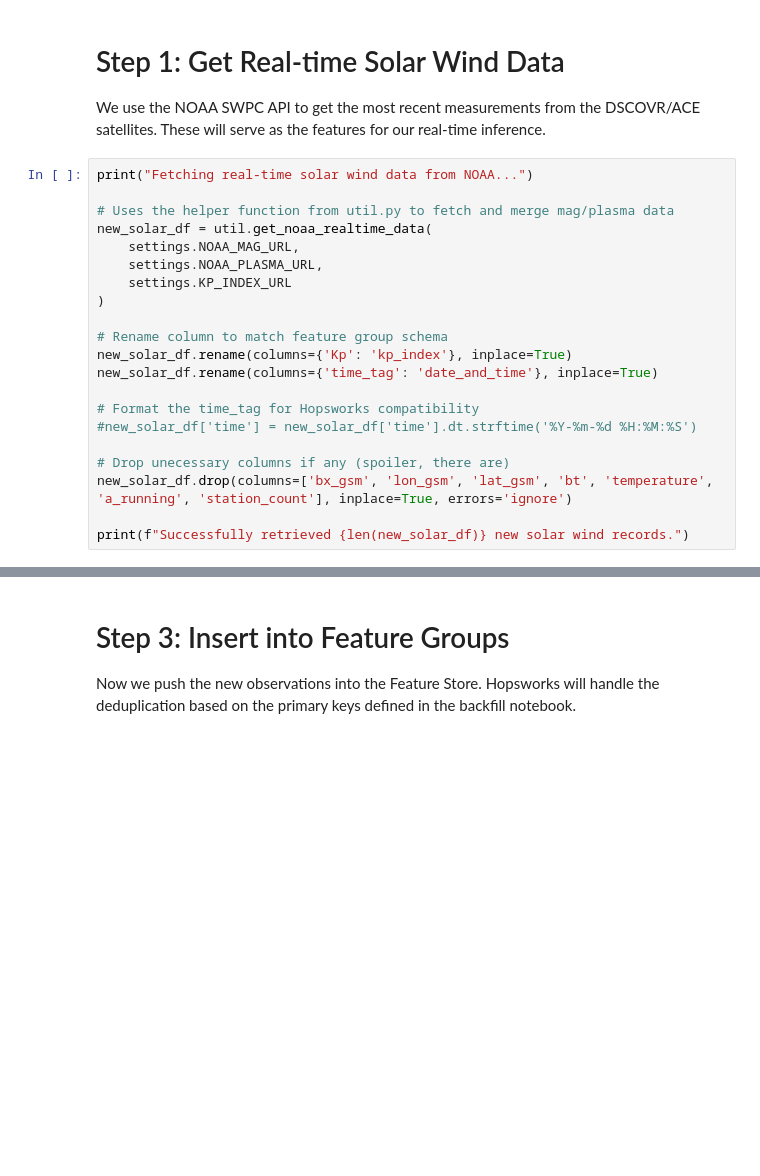
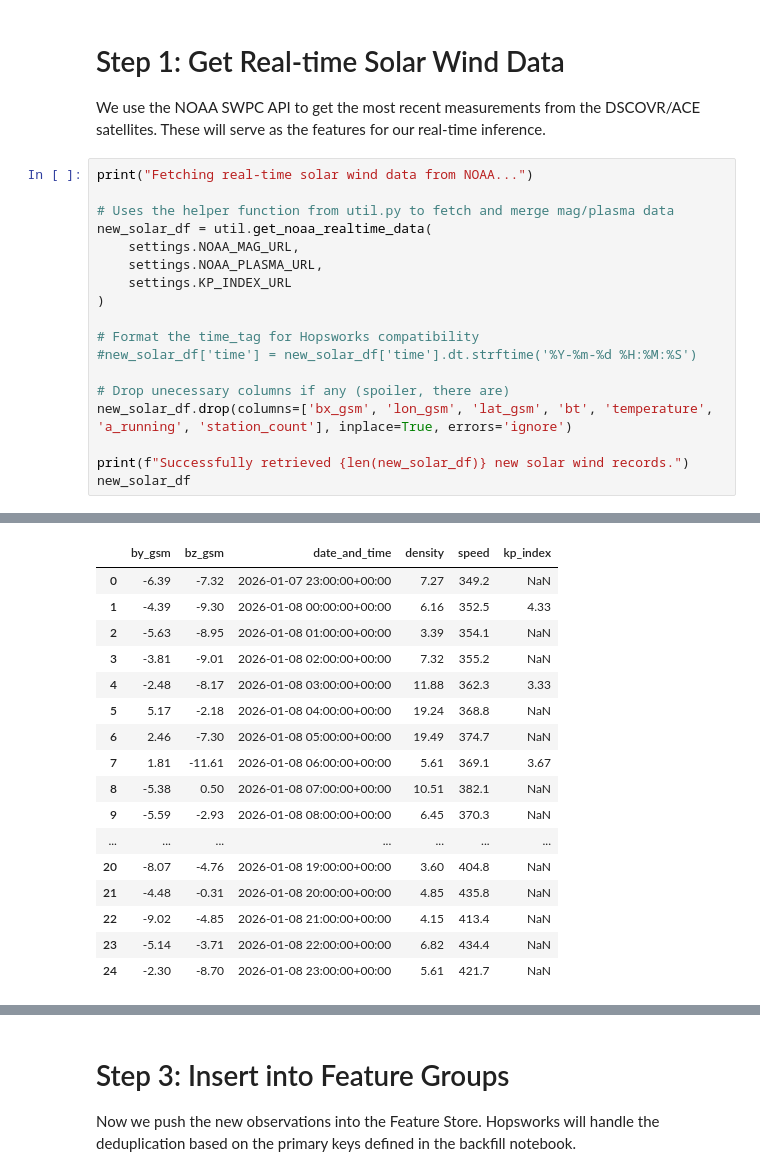
Before and after one commit to AlessandroBertelli/ID2223_Project, a Jupyter notebook: 2_aurora_feature_pipeline.ipynb, the cells around one changed output, grey strips where cells are left out. Drawn from its saved outputs; the diff is of its cells as text; blank space fills up the shorter version.

```diff
--- a/2_aurora_feature_pipeline.ipynb
+++ b/2_aurora_feature_pipeline.ipynb
@@ -56,10 +56,6 @@ new_solar_df = util.get_noaa_realtime_data(
     settings.KP_INDEX_URL
 )
 
-# Rename column to match feature group schema
-new_solar_df.rename(columns={'Kp': 'kp_index'}, inplace=True)
-new_solar_df.rename(columns={'time_tag': 'date_and_time'}, inplace=True)
-
 # Format the time_tag for Hopsworks compatibility
 #new_solar_df['time'] = new_solar_df['time'].dt.strftime('%Y-%m-%d %H:%M:%S')
 
@@ -67,5 +63,6 @@ new_solar_df.rename(columns={'time_tag': 'date_and_time'}, inplace=True)
 new_solar_df.drop(columns=['bx_gsm', 'lon_gsm', 'lat_gsm', 'bt', 'temperature', 'a_running', 'station_count'], inplace=True, errors='ignore')
 
 print(f"Successfully retrieved {len(new_solar_df)} new solar wind records.")
+new_solar_df
 # %% [output]
 Fetching real-time solar wind data from NOAA...
@@ -87,0 +85,17 @@ Successfully retrieved 20 new solar wind records.
+|  | by_gsm | bz_gsm | date_and_time | density | speed | kp_index |
+| 0 | -6.39 | -7.32 | 2026-01-07 23:00:00+00:00 | 7.27 | 349.2 | NaN |
+| 1 | -4.39 | -9.30 | 2026-01-08 00:00:00+00:00 | 6.16 | 352.5 | 4.33 |
+| 2 | -5.63 | -8.95 | 2026-01-08 01:00:00+00:00 | 3.39 | 354.1 | NaN |
+| 3 | -3.81 | -9.01 | 2026-01-08 02:00:00+00:00 | 7.32 | 355.2 | NaN |
+| 4 | -2.48 | -8.17 | 2026-01-08 03:00:00+00:00 | 11.88 | 362.3 | 3.33 |
+| 5 | 5.17 | -2.18 | 2026-01-08 04:00:00+00:00 | 19.24 | 368.8 | NaN |
+| 6 | 2.46 | -7.30 | 2026-01-08 05:00:00+00:00 | 19.49 | 374.7 | NaN |
+| 7 | 1.81 | -11.61 | 2026-01-08 06:00:00+00:00 | 5.61 | 369.1 | 3.67 |
+| 8 | -5.38 | 0.50 | 2026-01-08 07:00:00+00:00 | 10.51 | 382.1 | NaN |
+| 9 | -5.59 | -2.93 | 2026-01-08 08:00:00+00:00 | 6.45 | 370.3 | NaN |
+| ... | ... | ... | ... | ... | ... | ... |
+| 20 | -8.07 | -4.76 | 2026-01-08 19:00:00+00:00 | 3.60 | 404.8 | NaN |
+| 21 | -4.48 | -0.31 | 2026-01-08 20:00:00+00:00 | 4.85 | 435.8 | NaN |
+| 22 | -9.02 | -4.85 | 2026-01-08 21:00:00+00:00 | 4.15 | 413.4 | NaN |
+| 23 | -5.14 | -3.71 | 2026-01-08 22:00:00+00:00 | 6.82 | 434.4 | NaN |
+| 24 | -2.30 | -8.70 | 2026-01-08 23:00:00+00:00 | 5.61 | 421.7 | NaN |
```
Also changed, not shown: parts of 8 cells of this notebook, 2 other files.
